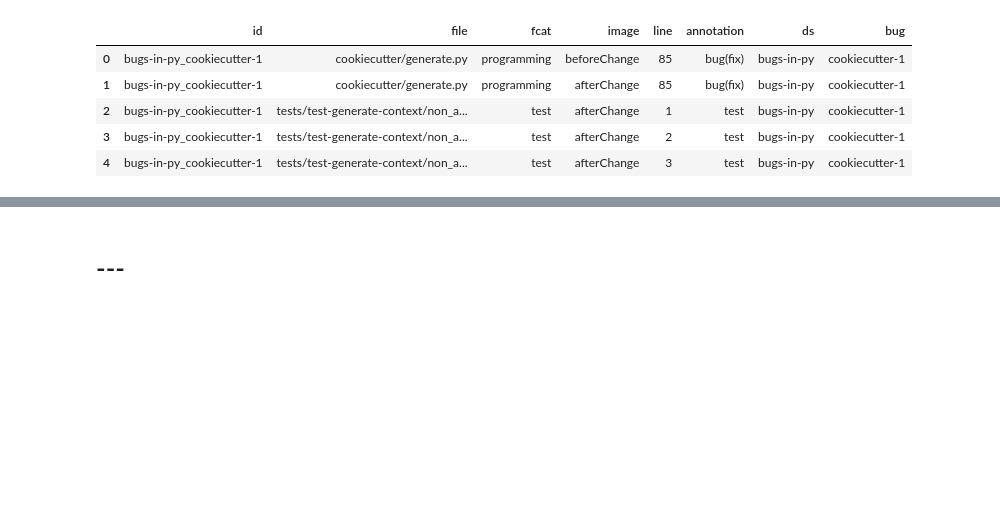
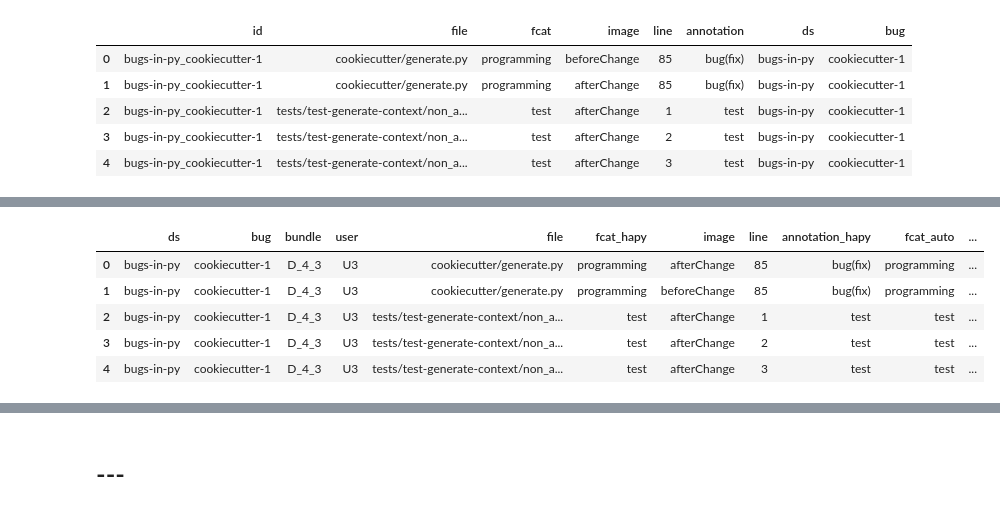
Before and after one commit to ncusi/PatchScope, a Jupyter notebook: notebooks/experiments/01-compare_annotations.ipynb, the cells around one changed output, grey strips where cells are left out. Saved outputs shown, nothing was run; the diff lists cells and outputs as text; code cells hidden in the pictures; blank space fills up the shorter version.

```diff
--- a/notebooks/experiments/01-compare_annotations.ipynb
+++ b/notebooks/experiments/01-compare_annotations.ipynb
@@ -797,0 +800,3 @@ example_collective.head(5)
+# %%
+example_collective_sel = example_collective[['ds', 'bug', 'bundle', 'user', 'file', 'fcat', 'image', 'line', 'annotation']]
+example_collective_sel.head(5)
@@ -797,0 +811,3 @@ example_collective.head(5)
+# %%
+example_df_sel = example_df[['bug', 'file', 'fcat', 'image', 'line', 'annotation']]
+example_df_sel.head(5)
@@ -797,0 +821,14 @@ example_collective.head(5)
+# %%
+example_merge_sel = pd.merge(
+    example_collective_sel, example_df_sel,
+    how='outer', on=['bug', 'file', 'image', 'line'],
+    indicator="indicator_column", suffixes=("_hapy", "_auto"),
+)
+example_merge_sel.head()
+# %% [output]
+|  | ds | bug | bundle | user | file | fcat_hapy | image | line | annotation_hapy | fcat_auto | ... |
+| 0 | bugs-in-py | cookiecutter-1 | D_4_3 | U3 | cookiecutter/generate.py | programming | afterChange | 85 | bug(fix) | programming | ... |
+| 1 | bugs-in-py | cookiecutter-1 | D_4_3 | U3 | cookiecutter/generate.py | programming | beforeChange | 85 | bug(fix) | programming | ... |
+| 2 | bugs-in-py | cookiecutter-1 | D_4_3 | U3 | tests/test-generate-context/non_a... | test | afterChange | 1 | test | test | ... |
+| 3 | bugs-in-py | cookiecutter-1 | D_4_3 | U3 | tests/test-generate-context/non_a... | test | afterChange | 2 | test | test | ... |
+| 4 | bugs-in-py | cookiecutter-1 | D_4_3 | U3 | tests/test-generate-context/non_a... | test | afterChange | 3 | test | test | ... |
```
Also changed, not shown: parts of 6 cells of this notebook.
